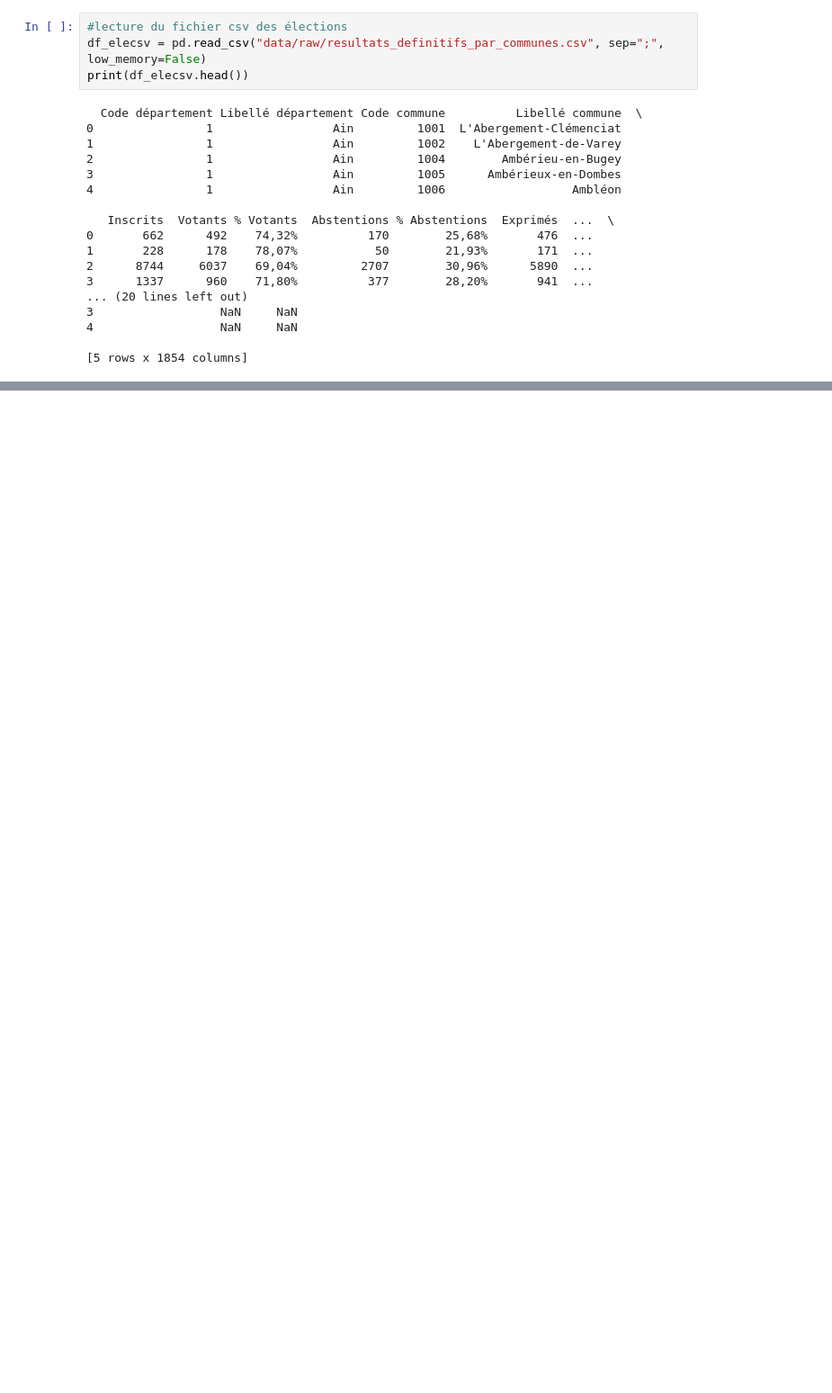
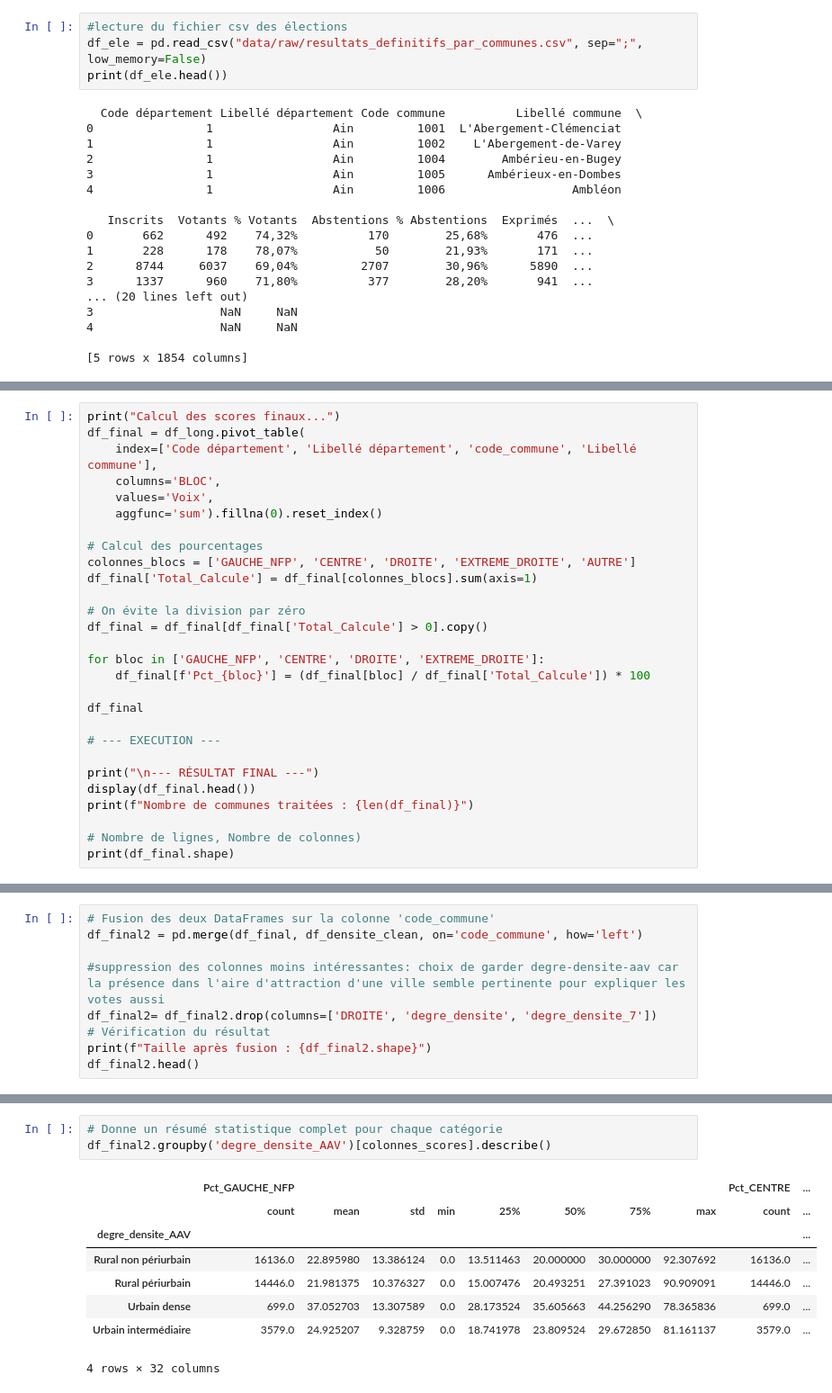
Before and after one commit to AntonJayet/projet-python-pour-la-data-science, a Jupyter notebook: Densite.ipynb, the cells around one changed output, grey strips where cells are left out. Shown at 90% size. Drawn from its saved outputs; the diff is of its cells as text; blank space fills up the shorter version.

Commit message:
Nettoyage base élections pour densité

```diff
--- a/Densite.ipynb
+++ b/Densite.ipynb
@@ -82,8 +82,8 @@ print(f"Fichier sauvegardé dans : {target_path}")
 Fichier sauvegardé dans : data/processed/df_densite_clean.xlsx
 # %%
 #lecture du fichier csv des élections
-df_elecsv = pd.read_csv("data/raw/resultats_definitifs_par_communes.csv", sep=";", low_memory=False)
-print(df_elecsv.head())
+df_ele = pd.read_csv("data/raw/resultats_definitifs_par_communes.csv", sep=";", low_memory=False)
+print(df_ele.head())
 # %% [output]
   Code département Libellé département Code commune          Libellé commune  \
 0                1                 Ain         1001  L'Abergement-Clémenciat
@@ -154,0 +233,28 @@ print(df_ele_clean.head())
+# %%
+print("Calcul des scores finaux...")
+df_final = df_long.pivot_table(
+    index=['Code département', 'Libellé département', 'code_commune', 'Libellé commune'],
+    columns='BLOC',
+    values='Voix',
+    aggfunc='sum').fillna(0).reset_index()
+
+# Calcul des pourcentages
+colonnes_blocs = ['GAUCHE_NFP', 'CENTRE', 'DROITE', 'EXTREME_DROITE', 'AUTRE']
+df_final['Total_Calcule'] = df_final[colonnes_blocs].sum(axis=1)
+
+# On évite la division par zéro
+df_final = df_final[df_final['Total_Calcule'] > 0].copy()
+
+for bloc in ['GAUCHE_NFP', 'CENTRE', 'DROITE', 'EXTREME_DROITE']:
+    df_final[f'Pct_{bloc}'] = (df_final[bloc] / df_final['Total_Calcule']) * 100
+
+df_final
+
+# --- EXECUTION ---
+
+print("\n--- RÉSULTAT FINAL ---")
+display(df_final.head())
+print(f"Nombre de communes traitées : {len(df_final)}")
+
+# Nombre de lignes, Nombre de colonnes)
+print(df_final.shape)
@@ -154,0 +273,9 @@ print(df_ele_clean.head())
+# %%
+# Fusion des deux DataFrames sur la colonne 'code_commune'
+df_final2 = pd.merge(df_final, df_densite_clean, on='code_commune', how='left')
+
+#suppression des colonnes moins intéressantes: choix de garder degre-densite-aav car la présence dans l'aire d'attraction d'une ville semble pertinente pour expliquer les votes aussi
+df_final2= df_final2.drop(columns=['DROITE', 'degre_densite', 'degre_densite_7'])
+# Vérification du résultat
+print(f"Taille après fusion : {df_final2.shape}")
+df_final2.head()
@@ -154,0 +290,12 @@ print(df_ele_clean.head())
+# %%
+# Donne un résumé statistique complet pour chaque catégorie
+df_final2.groupby('degre_densite_AAV')[colonnes_scores].describe()
+# %% [output]
+|  | Pct_GAUCHE_NFP |  |  |  |  |  |  |  | Pct_CENTRE | ... |
+|  | count | mean | std | min | 25% | 50% | 75% | max | count | ... |
+| degre_densite_AAV |  |  |  |  |  |  |  |  |  | ... |
+| Rural non périurbain | 16136.0 | 22.895980 | 13.386124 | 0.0 | 13.511463 | 20.000000 | 30.000000 | 92.307692 | 16136.0 | ... |
+| Rural périurbain | 14446.0 | 21.981375 | 10.376327 | 0.0 | 15.007476 | 20.493251 | 27.391023 | 90.909091 | 14446.0 | ... |
+| Urbain dense | 699.0 | 37.052703 | 13.307589 | 0.0 | 28.173524 | 35.605663 | 44.256290 | 78.365836 | 699.0 | ... |
+| Urbain intermédiaire | 3579.0 | 24.925207 | 9.328759 | 0.0 | 18.741978 | 23.809524 | 29.672850 | 81.161137 | 3579.0 | ... |
+4 rows × 32 columns
```
Also changed, not shown: parts of 8 cells of this notebook.
